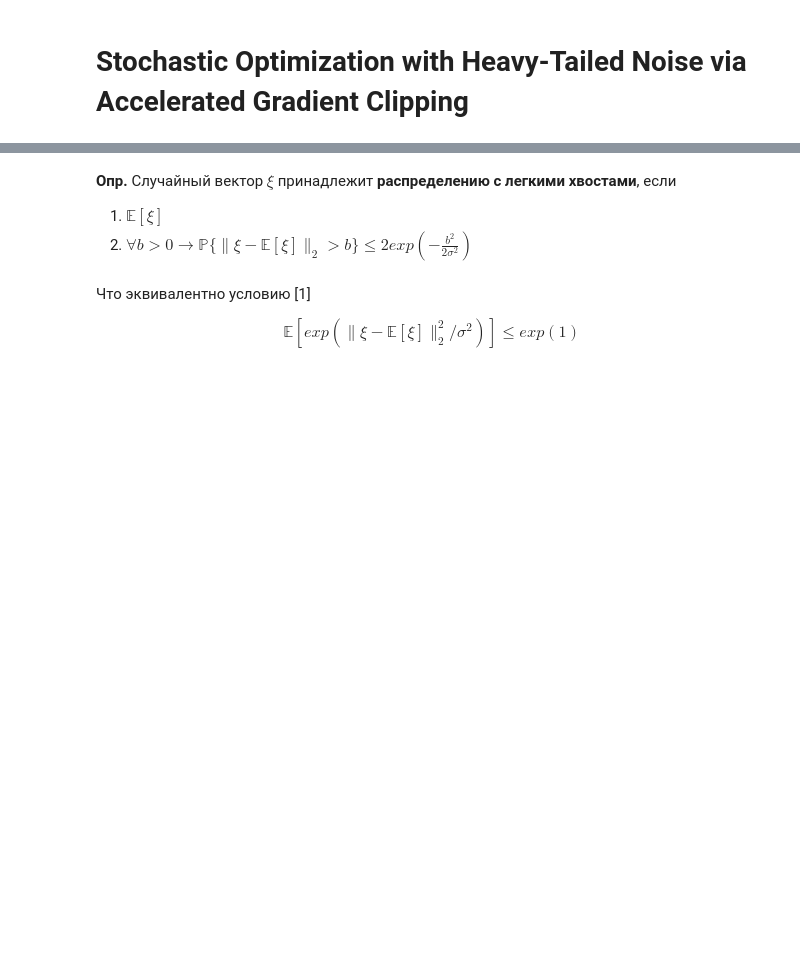
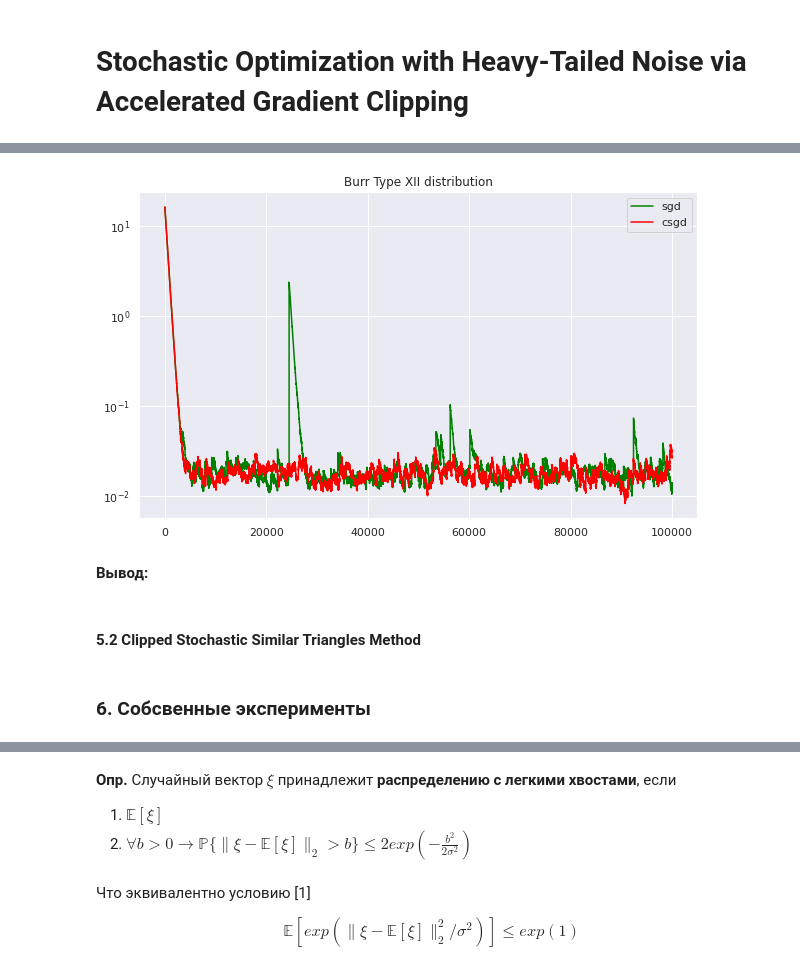
Before and after one commit to SofiMi/GradientClipping, a Jupyter notebook: main.ipynb, the cells around one changed output, grey strips where cells are left out. Saved outputs shown, nothing was run; the diff lists cells and outputs as text; code cells hidden in the pictures; blank space fills up the shorter version.

Commit message:
Первый эксперимент

```diff
--- a/main.ipynb
+++ b/main.ipynb
@@ -10,0 +149,27 @@ $$\min_{x \in \mathbb{R}^n}f(x), \quad f(x) = \mathbb{E}_{\xi}[f(x, \xi)],$$
+# %%
+c = 1.0
+d = 2.3
+
+first_moment = d * scipy.special.beta((c*d - 1) / c, (c + 1) / c)
+second_moment = d * scipy.special.beta((c*d - 2) / c, (c + 2) / c)
+
+scale = 1 / np.sqrt(second_moment - first_moment**2)
+loc = -scale * first_moment
+
+x_csgd, info_csgd = ClippedSGD(f, grad_f, 0.01*np.array(range(100)),
+                               0.001, 100, 100000, sps.burr12.rvs,
+                               c=c, d=d, loc=loc, scale=scale)
+
+x_sgd, info_sgd = SGD(f, grad_f, 0.01*np.array(range(100)),
+                               0.001, 100000, sps.burr12.rvs,
+                               c=c, d=d, loc=loc, scale=scale)
+# %%
+CreatePlot(info_sgd, info_csgd, "Burr Type XII distribution")
+# %% [output]
+[figure, added]
+# %% [markdown]
+**Вывод:**
+# %% [markdown]
+####  5.2 Clipped Stochastic Similar Triangles Method
+# %% [markdown]
+### 6. Собсвенные эксперименты
```
Also changed, not shown: parts of 18 cells of this notebook.
